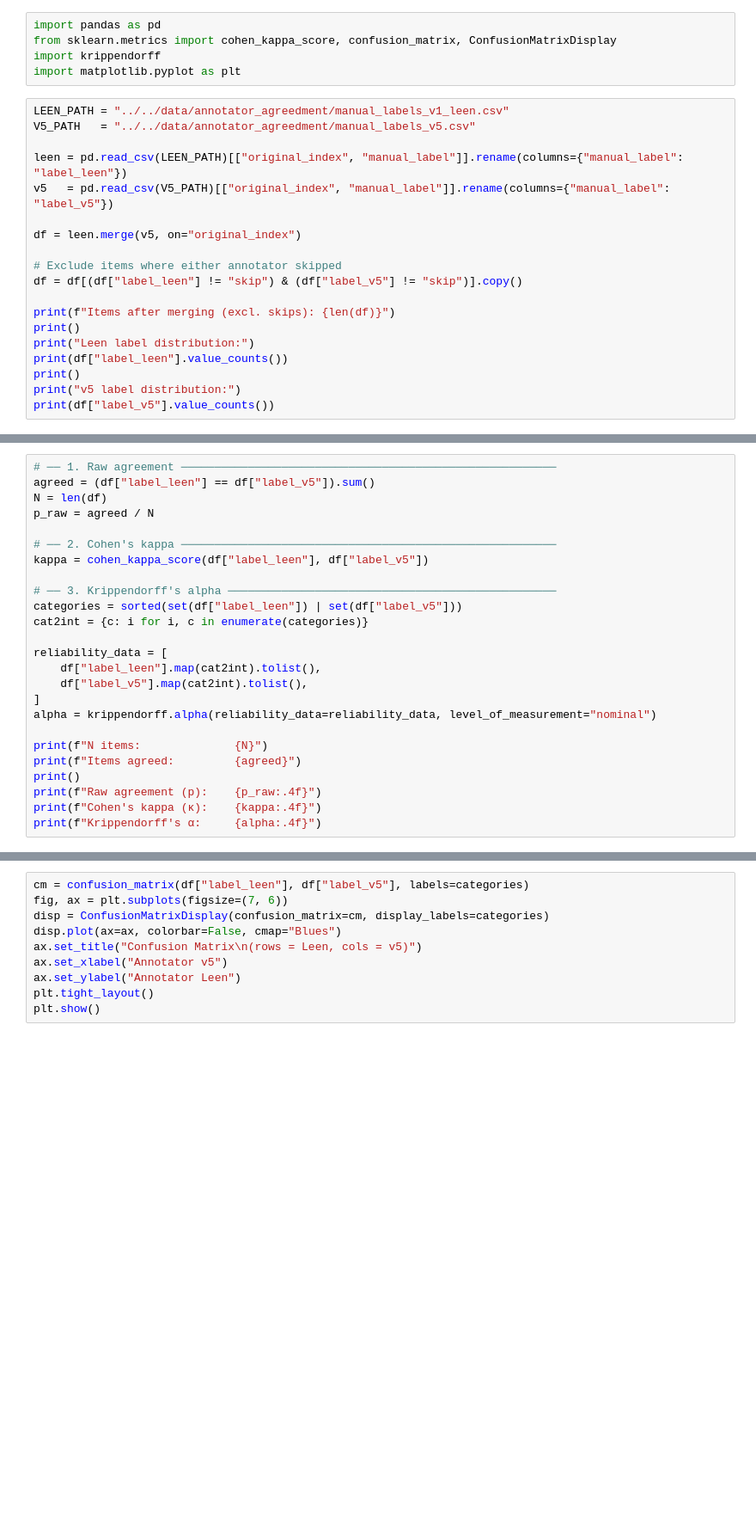
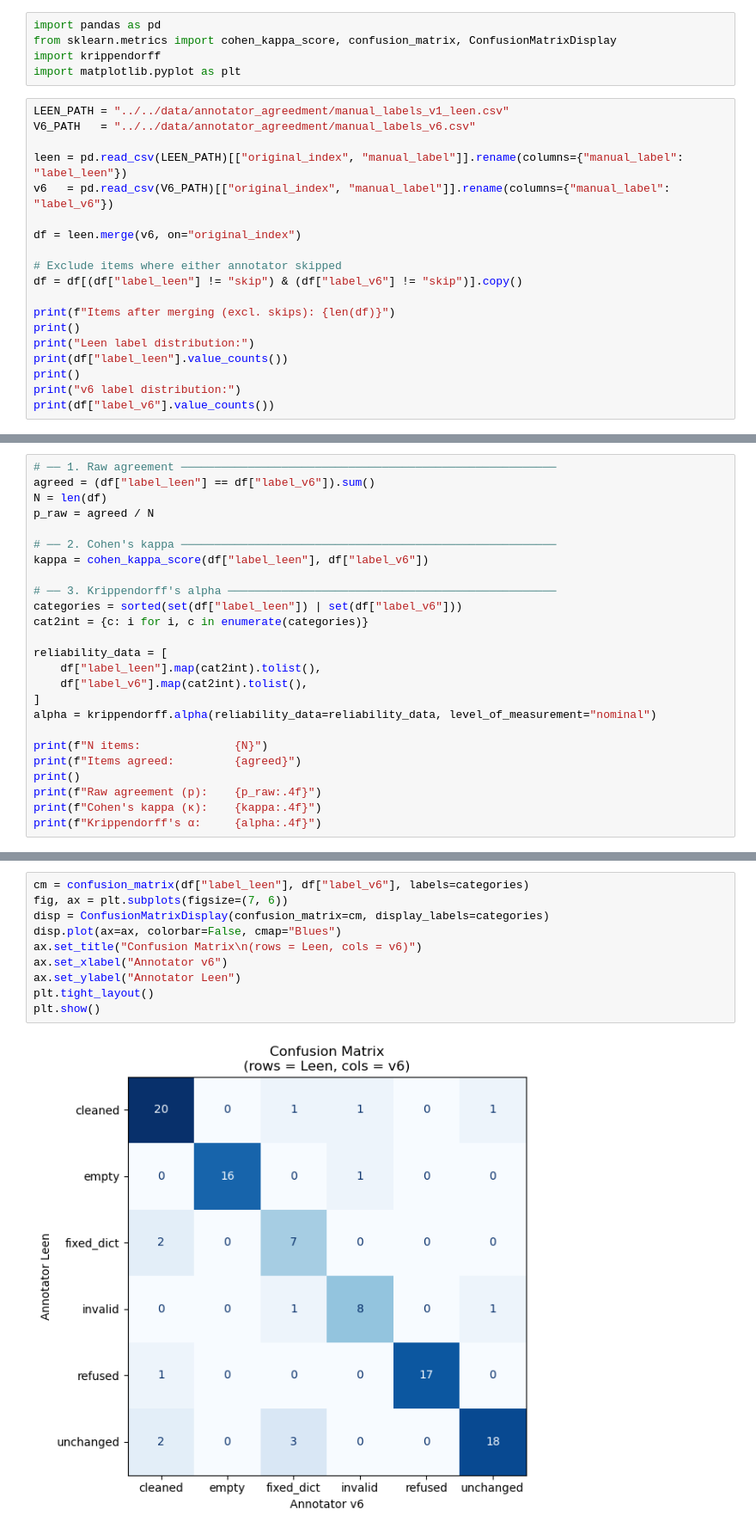
Before and after one commit to CSHVienna/LLMScholar-Personas, a Jupyter notebook: code/notebooks/inter_annotator_agreement.ipynb, the cells around one changed output, grey strips where cells are left out. Shown at 86% size. Drawn from its saved outputs; the diff is of its cells as text; blank space fills up the shorter version.

```diff
--- a/code/notebooks/inter_annotator_agreement.ipynb
+++ b/code/notebooks/inter_annotator_agreement.ipynb
@@ -8,20 +8,20 @@ import krippendorff
 import matplotlib.pyplot as plt
 # %%
 LEEN_PATH = "../../data/annotator_agreedment/manual_labels_v1_leen.csv"
-V5_PATH   = "../../data/annotator_agreedment/manual_labels_v5.csv"
+V6_PATH   = "../../data/annotator_agreedment/manual_labels_v6.csv"
 
 leen = pd.read_csv(LEEN_PATH)[["original_index", "manual_label"]].rename(columns={"manual_label": "label_leen"})
-v5   = pd.read_csv(V5_PATH)[["original_index", "manual_label"]].rename(columns={"manual_label": "label_v5"})
+v6   = pd.read_csv(V6_PATH)[["original_index", "manual_label"]].rename(columns={"manual_label": "label_v6"})
 
-df = leen.merge(v5, on="original_index")
+df = leen.merge(v6, on="original_index")
 
 # Exclude items where either annotator skipped
-df = df[(df["label_leen"] != "skip") & (df["label_v5"] != "skip")].copy()
+df = df[(df["label_leen"] != "skip") & (df["label_v6"] != "skip")].copy()
 
 print(f"Items after merging (excl. skips): {len(df)}")
 print()
 print("Leen label distribution:")
 print(df["label_leen"].value_counts())
 print()
-print("v5 label distribution:")
-print(df["label_v5"].value_counts())
+print("v6 label distribution:")
+print(df["label_v6"].value_counts())
@@ -28,19 +46,19 @@ print(df["label_v5"].value_counts())
 # %%
 # ── 1. Raw agreement ────────────────────────────────────────────────────────
-agreed = (df["label_leen"] == df["label_v5"]).sum()
+agreed = (df["label_leen"] == df["label_v6"]).sum()
 N = len(df)
 p_raw = agreed / N
 
 # ── 2. Cohen's kappa ────────────────────────────────────────────────────────
-kappa = cohen_kappa_score(df["label_leen"], df["label_v5"])
+kappa = cohen_kappa_score(df["label_leen"], df["label_v6"])
 
 # ── 3. Krippendorff's alpha ─────────────────────────────────────────────────
-categories = sorted(set(df["label_leen"]) | set(df["label_v5"]))
+categories = sorted(set(df["label_leen"]) | set(df["label_v6"]))
 cat2int = {c: i for i, c in enumerate(categories)}
 
 reliability_data = [
     df["label_leen"].map(cat2int).tolist(),
-    df["label_v5"].map(cat2int).tolist(),
+    df["label_v6"].map(cat2int).tolist(),
 ]
 alpha = krippendorff.alpha(reliability_data=reliability_data, level_of_measurement="nominal")
 
@@ -53,11 +78,13 @@ print(f"Krippendorff's α:     {alpha:.4f}")
 # %%
-cm = confusion_matrix(df["label_leen"], df["label_v5"], labels=categories)
+cm = confusion_matrix(df["label_leen"], df["label_v6"], labels=categories)
 fig, ax = plt.subplots(figsize=(7, 6))
 disp = ConfusionMatrixDisplay(confusion_matrix=cm, display_labels=categories)
 disp.plot(ax=ax, colorbar=False, cmap="Blues")
-ax.set_title("Confusion Matrix\n(rows = Leen, cols = v5)")
-ax.set_xlabel("Annotator v5")
+ax.set_title("Confusion Matrix\n(rows = Leen, cols = v6)")
+ax.set_xlabel("Annotator v6")
 ax.set_ylabel("Annotator Leen")
 plt.tight_layout()
 plt.show()
+# %% [output]
+[figure, added]
 # %%
```
Also changed, not shown: parts of 3 cells of this notebook, 5 other files.
